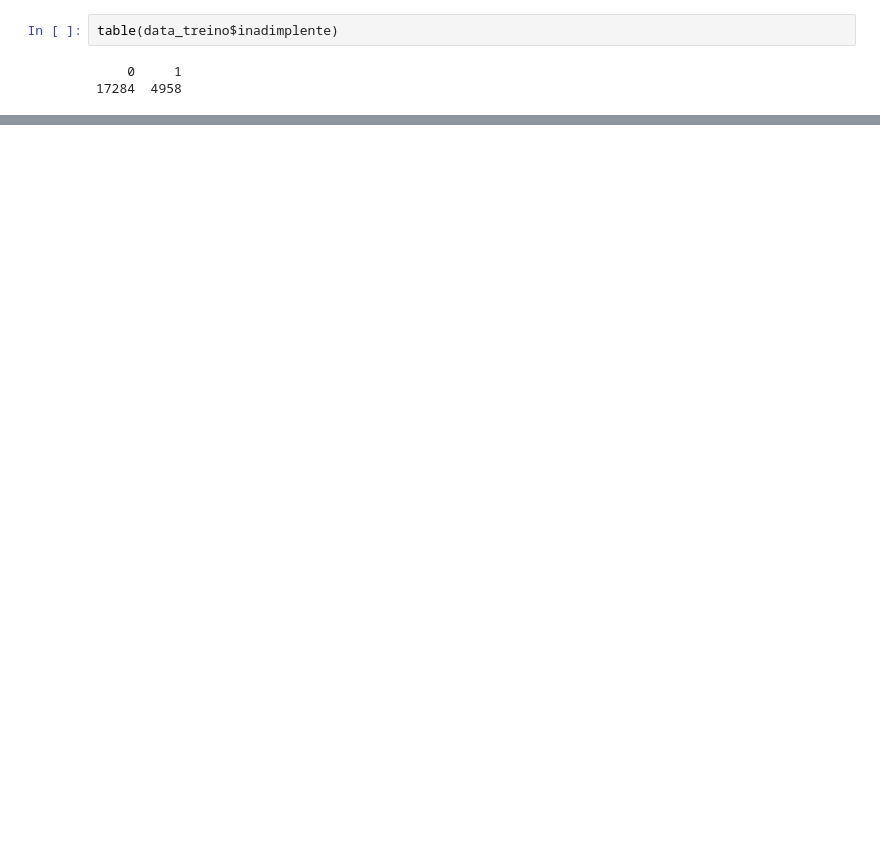
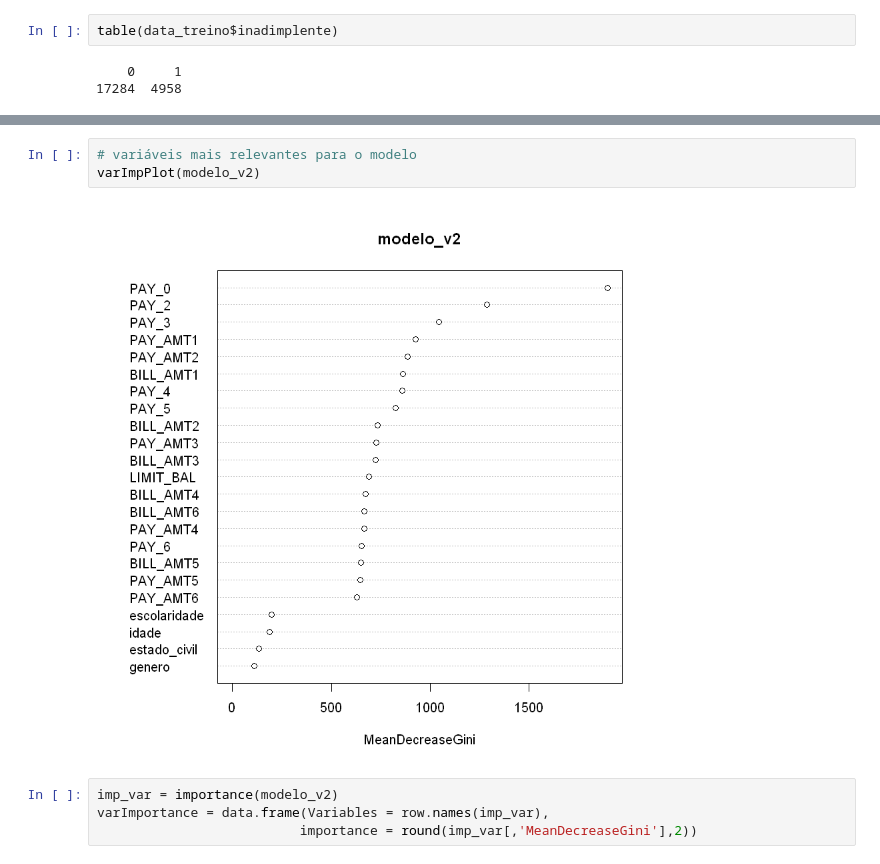
Before and after one commit to emariot/machine_learning, a Jupyter notebook: R/clientes_inadimplentes.ipynb, the cells around one changed output, grey strips where cells are left out. Drawn from its saved outputs; the diff is of its cells as text; blank space fills up the shorter version.

```diff
--- a/R/clientes_inadimplentes.ipynb
+++ b/R/clientes_inadimplentes.ipynb
@@ -531,0 +583,9 @@ ERROR: Error in SMOTE(inadimplement ~ ., data = data_treino): não foi possível
+# %%
+# variáveis mais relevantes para o modelo
+varImpPlot(modelo_v2)
+# %% [output]
+[figure, added]
+# %%
+imp_var = importance(modelo_v2)
+varImportance = data.frame(Variables = row.names(imp_var),
+                          importance = round(imp_var[,'MeanDecreaseGini'],2))
```
Also changed, not shown: parts of 22 cells of this notebook.
